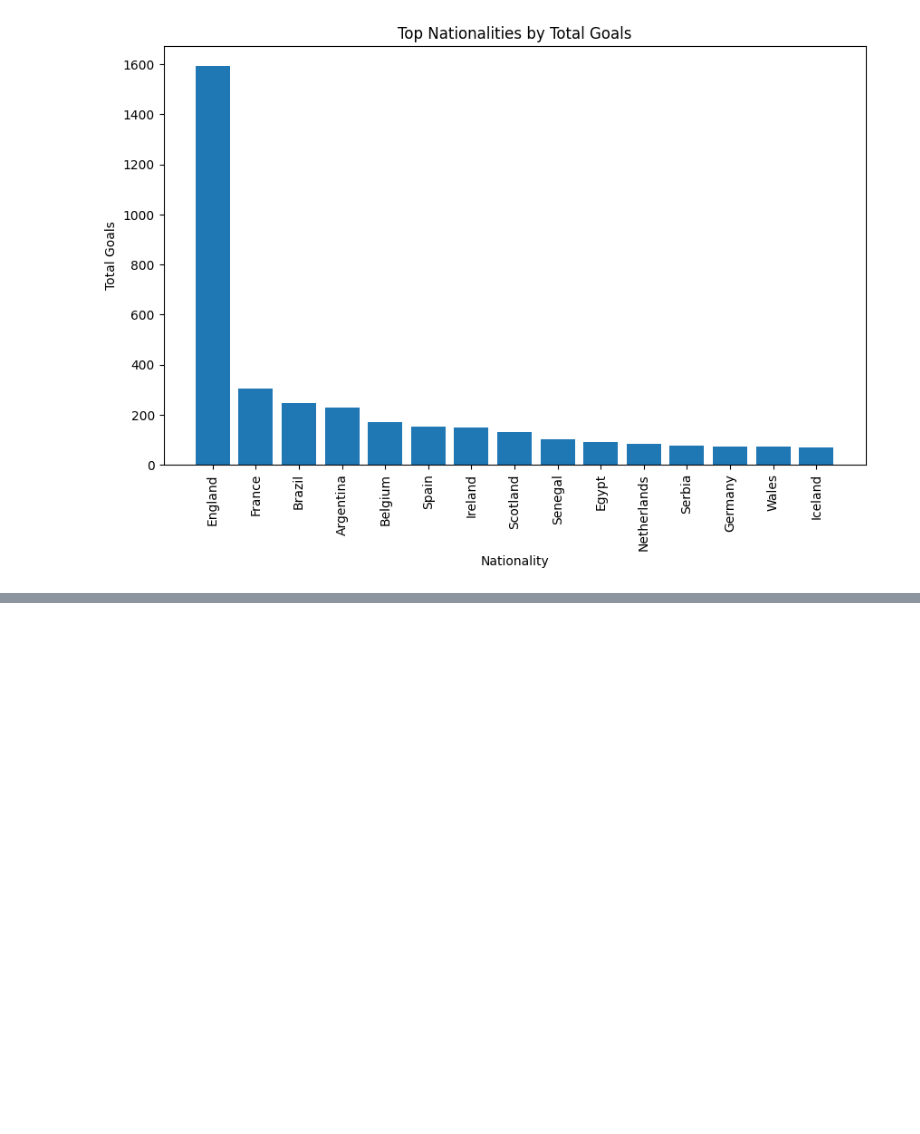
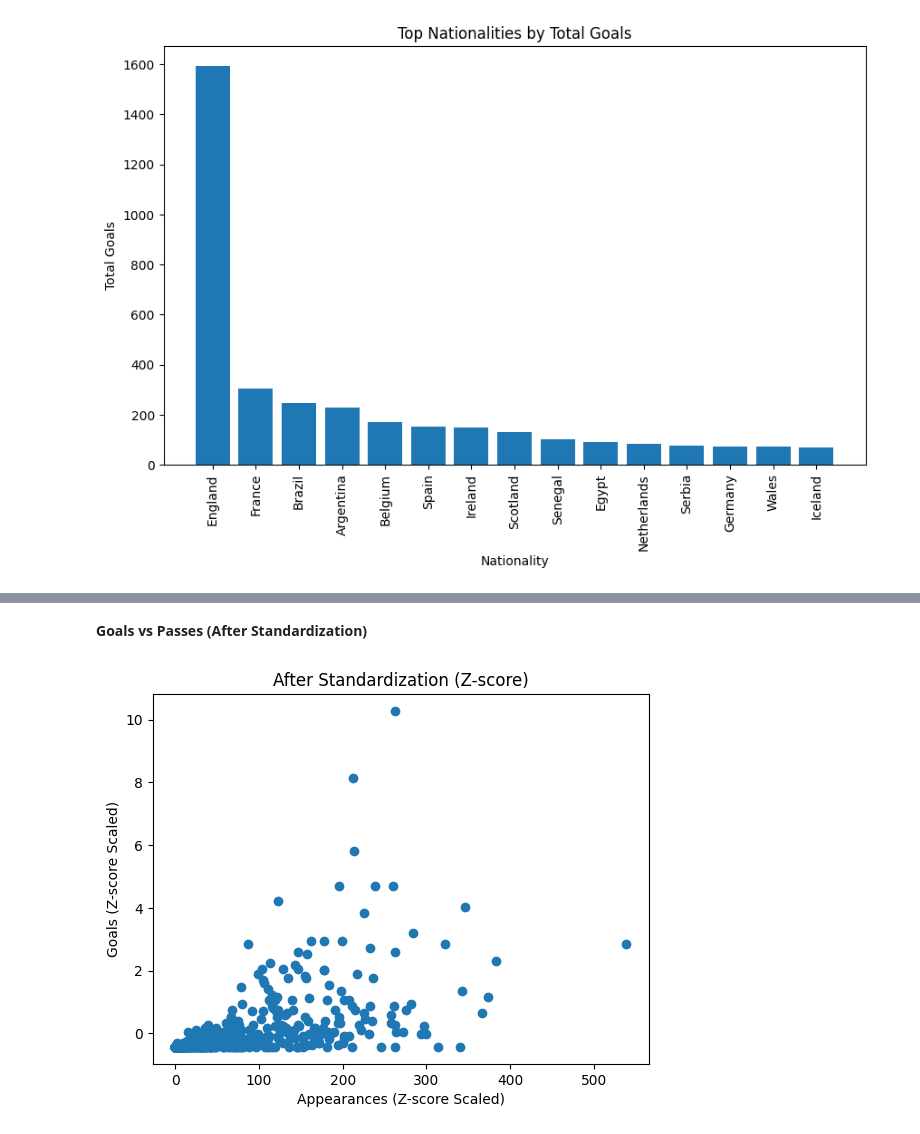
Before and after one commit to springboardmentor1979b-cmyk/ScoreSight---Predicting-EPL-Points-Tally-Top-Scorer, a Jupyter notebook: Vishal_EplScorePrediction.ipynb, the cells around one changed output, grey strips where cells are left out. Cells and saved outputs as stored; diff of their text form; code cells hidden in the pictures; blank space fills up the shorter version.

```diff
--- a/Vishal_EplScorePrediction.ipynb
+++ b/Vishal_EplScorePrediction.ipynb
@@ -412,0 +447,11 @@ plt.show()
+# %%
+# Apply standardization (z-score)
+
+standard_cols = ['Goals', 'Shots', 'Passes']
+standard_scaler = StandardScaler()
+
+df_standard = df.copy()
+df_standard[standard_cols] = standard_scaler.fit_transform(df[standard_cols])
+
+print("Standardized Values:")
+print(df_standard[standard_cols].head())
@@ -412,0 +500,10 @@ plt.show()
+# %% [markdown]
+**Goals vs Passes (After Standardization)**
+# %%
+plt.scatter(df_standard['Appearances'], df_standard['Goals'])
+plt.xlabel("Appearances (Z-score Scaled)")
+plt.ylabel("Goals (Z-score Scaled)")
+plt.title("After Standardization (Z-score)")
+plt.show()
+# %% [output]
+[figure, added]
```
Also changed, not shown: parts of 12 cells of this notebook.
